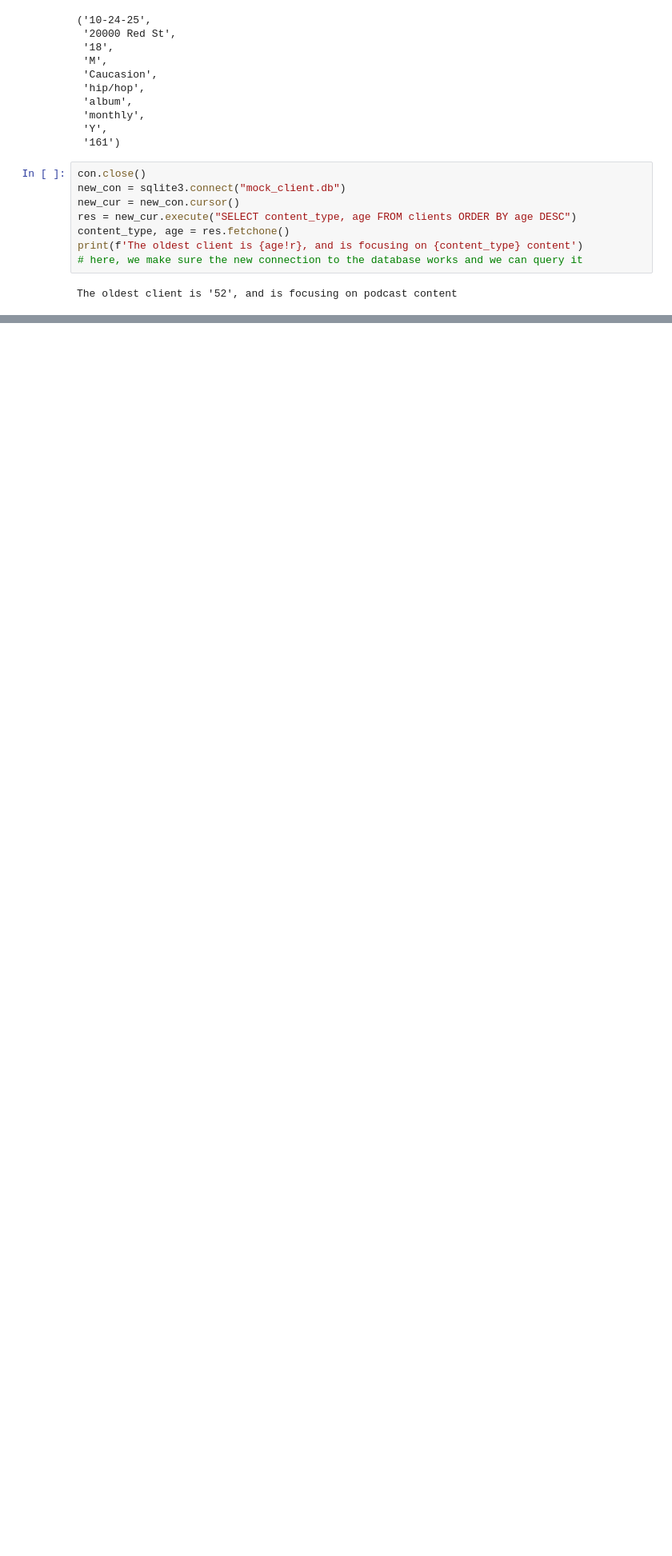
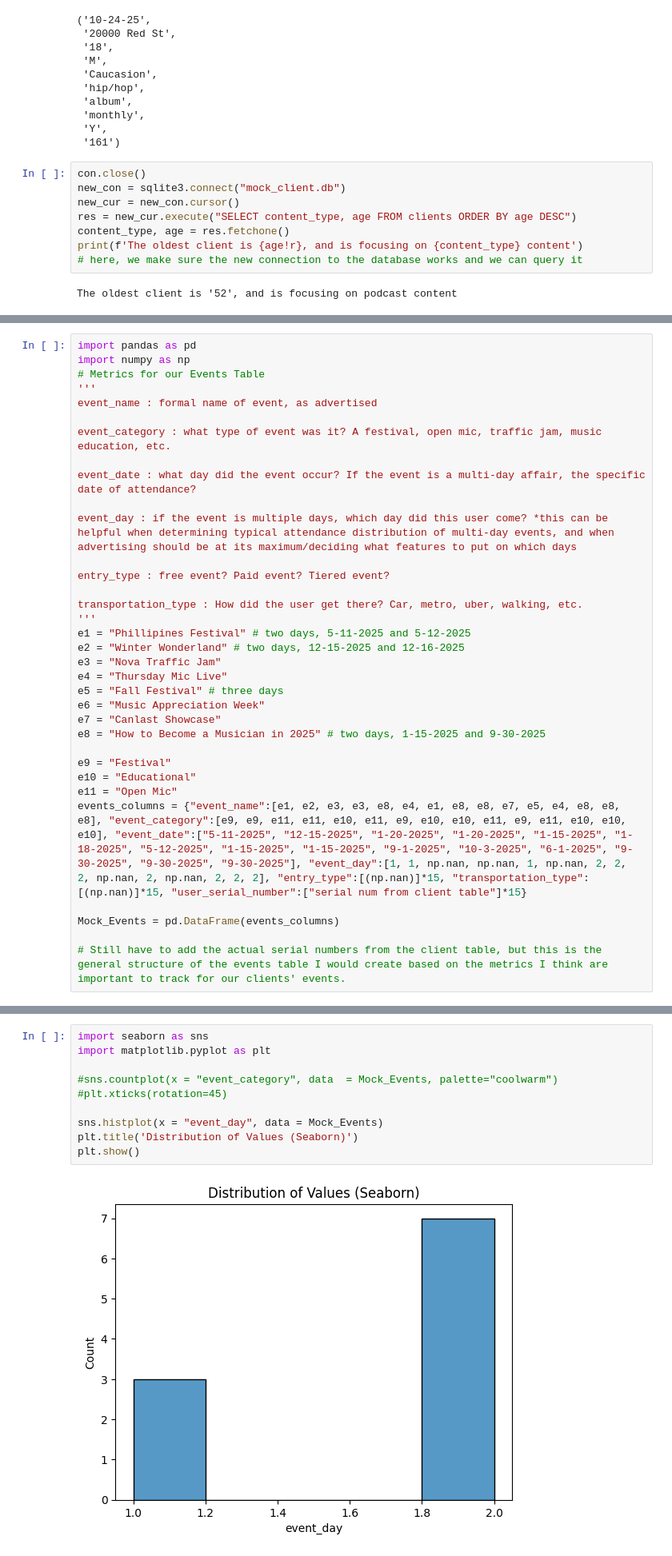
Before and after one commit to GEMcordelli/gemcordelli.github.io, a Jupyter notebook: Mock_Client_Data_Crescendo.ipynb, the cells around one changed output, grey strips where cells are left out. Shown at 80% size. Cells and saved outputs as stored; diff of their text form; blank space fills up the shorter version.

```diff
--- a/Mock_Client_Data_Crescendo.ipynb
+++ b/Mock_Client_Data_Crescendo.ipynb
@@ -352,0 +431,34 @@ The oldest client is '52', and is focusing on podcast content
+# %%
+import pandas as pd
+import numpy as np
+# Metrics for our Events Table
+'''
+event_name : formal name of event, as advertised
+
+event_category : what type of event was it? A festival, open mic, traffic jam, music education, etc.
+
+event_date : what day did the event occur? If the event is a multi-day affair, the specific date of attendance?
+
+event_day : if the event is multiple days, which day did this user come? *this can be helpful when determining typical attendance distribution of multi-day events, and when advertising should be at its maximum/deciding what features to put on which days
+
+entry_type : free event? Paid event? Tiered event?
+
+transportation_type : How did the user get there? Car, metro, uber, walking, etc.
+'''
+e1 = "Phillipines Festival" # two days, 5-11-2025 and 5-12-2025
+e2 = "Winter Wonderland" # two days, 12-15-2025 and 12-16-2025
+e3 = "Nova Traffic Jam"
+e4 = "Thursday Mic Live"
+e5 = "Fall Festival" # three days
+e6 = "Music Appreciation Week"
+e7 = "Canlast Showcase"
+e8 = "How to Become a Musician in 2025" # two days, 1-15-2025 and 9-30-2025
+
+e9 = "Festival"
+e10 = "Educational"
+e11 = "Open Mic"
+events_columns = {"event_name":[e1, e2, e3, e3, e8, e4, e1, e8, e8, e7, e5, e4, e8, e8, e8], "event_category":[e9, e9, e11, e11, e10, e11, e9, e10, e10, e11, e9, e11, e10, e10, e10], "event_date":["5-11-2025", "12-15-2025", "1-20-2025", "1-20-2025", "1-15-2025", "1-18-2025", "5-12-2025", "1-15-2025", "1-15-2025", "9-1-2025", "10-3-2025", "6-1-2025", "9-30-2025", "9-30-2025", "9-30-2025"], "event_day":[1, 1, np.nan, np.nan, 1, np.nan, 2, 2, 2, np.nan, 2, np.nan, 2, 2, 2], "entry_type":[(np.nan)]*15, "transportation_type":[(np.nan)]*15, "user_serial_number":["serial num from client table"]*15}
+
+Mock_Events = pd.DataFrame(events_columns)
+
+# Still have to add the actual serial numbers from the client table, but this is the general structure of the events table I would create based on the metrics I think are important to track for our clients' events.
@@ -352,0 +484,12 @@ The oldest client is '52', and is focusing on podcast content
+# %%
+import seaborn as sns
+import matplotlib.pyplot as plt
+
+#sns.countplot(x = "event_category", data  = Mock_Events, palette="coolwarm")
+#plt.xticks(rotation=45)
+
+sns.histplot(x = "event_day", data = Mock_Events)
+plt.title('Distribution of Values (Seaborn)')
+plt.show()
+# %% [output]
+[figure, added]
```
Also changed, not shown: parts of 12 cells of this notebook.
